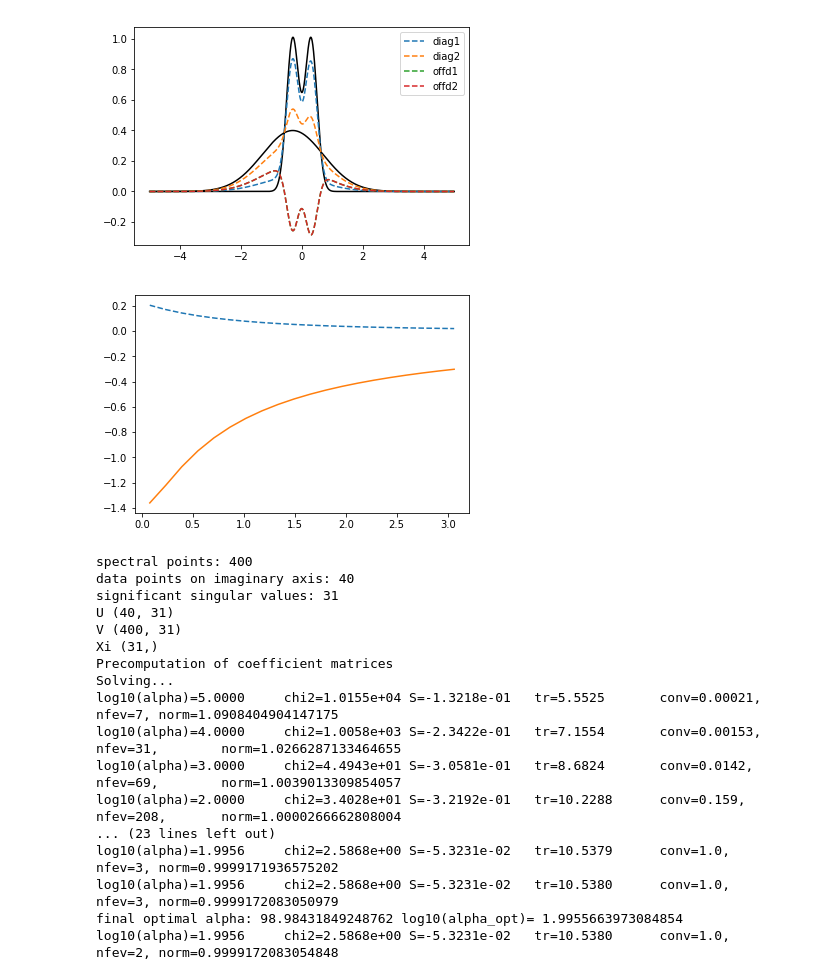
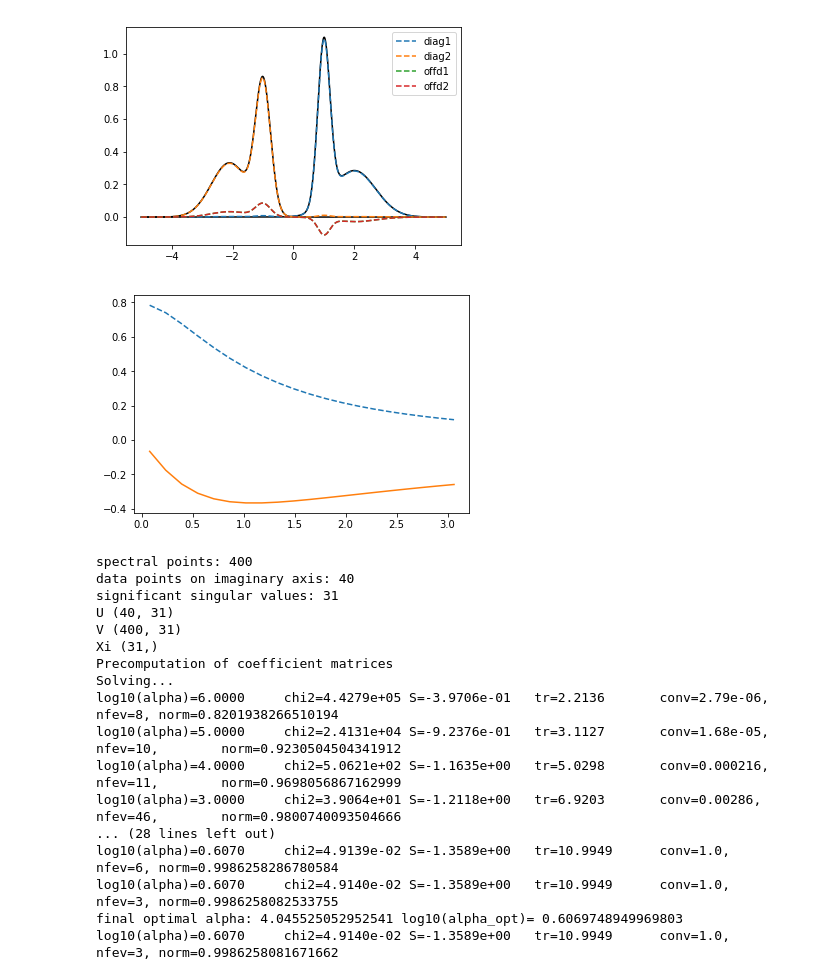
Before and after one commit to josefkaufmann/ana_cont, a Jupyter notebook: scripts/poorman_test.ipynb, the cells around one changed output. Saved outputs shown, nothing was run; the diff lists cells and outputs as text; code cells hidden in the pictures.

```diff
--- a/scripts/poorman_test.ipynb
+++ b/scripts/poorman_test.ipynb
@@ -11,38 +11,38 @@ true_w = np.linspace(-5.,5.,num=5001, endpoint=True)
 beta = 40.
 niw = 20
 iw = np.pi/beta * (2.*np.arange(niw) + 1.)
 def gauss_peak(center, width):
     return np.exp(-(true_w-center)**2/(2.*width**2)) / (width*np.sqrt(2.*np.pi))
-true_spec_1 = 0.5*gauss_peak(0.3, 0.2) + 0.5*gauss_peak(-0.3, 0.2)
-true_spec_2 = gauss_peak(-0.3, 1.)
+true_spec_1 = 0.5*(gauss_peak(1., 0.2) + gauss_peak(2.,0.7))
+true_spec_2 = 0.5*(gauss_peak(-1., 0.25) + gauss_peak(-2.1, 0.6))
 
 spec_matrix = np.zeros((2,2,true_w.shape[0]))
 spec_matrix[0,0] = true_spec_1
 spec_matrix[1,1] = true_spec_2
 
-rot_ang = 0.5
+rot_ang = 0.1
 rot_mat = np.array([[np.cos(rot_ang), np.sin(rot_ang)],[-np.sin(rot_ang), np.cos(rot_ang)]])
 
 true_spec_rot = np.einsum('ij,jkw,kl', rot_mat, spec_matrix, rot_mat.transpose())
 
 plt.plot(true_w, true_spec_1, color='black')
 plt.plot(true_w, true_spec_2, color='black')
 plt.plot(true_w, true_spec_rot[0,0], label='diag1', ls='--')
 plt.plot(true_w, true_spec_rot[1,1], label='diag2', ls='--')
 plt.plot(true_w, true_spec_rot[0,1], label='offd1', ls='--')
 plt.plot(true_w, true_spec_rot[1,0], label='offd2', ls='--')
 plt.legend()
 plt.show()
 
 
 kernel = 1./(1j*iw[:,None] - true_w[None,:])
 giw = np.trapz(kernel[None,None,:,:]*true_spec_rot[:,:,None,:], true_w, axis=3)
 plt.plot(iw, giw[1,1].real, ls='--')
 plt.plot(iw, giw[1,1].imag)
 plt.show()
 # %% [output]
-[figure, old version]
+[figure, new version]
-[figure, old version]
+[figure, new version]
 # %%
 wgrid = np.linspace(-4, 4, num=400)
 #model = np.ones_like(wgrid)
@@ -57,8 +57,8 @@ probl_00 = cont.AnalyticContinuationProblem(im_axis=iw, re_axis=wgrid, im_data=g
 probl_11 = cont.AnalyticContinuationProblem(im_axis=iw, re_axis=wgrid, im_data=giw[1,1], kernel_mode='freq_fermionic')
 probl_01 = cont.AnalyticContinuationProblem(im_axis=iw, re_axis=wgrid, im_data=giw[0,1], kernel_mode='freq_fermionic')
 # %%
-sol_00,sol_all_00 = probl_00.solve(method='maxent_svd', alpha_determination='classic', stdev=err, model=model_diag, offdiag=False, preblur=True, blur_width=0.03)
-sol_11,sol_all_11 = probl_11.solve(method='maxent_svd', alpha_determination='classic', stdev=err, model=model_diag, offdiag=False, preblur=True, blur_width=0.03)
+sol_00,sol_all_00 = probl_00.solve(method='maxent_svd', alpha_determination='classic', stdev=err, model=model_diag, offdiag=False)
+sol_11,sol_all_11 = probl_11.solve(method='maxent_svd', alpha_determination='classic', stdev=err, model=model_diag, offdiag=False)
 # %% [output]
 spectral points: 400
 data points on imaginary axis: 40
@@ -68,15 +68,15 @@ V (400, 31)
 Xi (31,)
 Precomputation of coefficient matrices
 Solving...
-log10(alpha)=5.0000     chi2=1.0155e+04 S=-1.3218e-01   tr=5.5525       conv=0.00021,   nfev=7, norm=1.0908404904147175
-log10(alpha)=4.0000     chi2=1.0058e+03 S=-2.3422e-01   tr=7.1554       conv=0.00153,   nfev=31,        norm=1.0266287133464655
-log10(alpha)=3.0000     chi2=4.4943e+01 S=-3.0581e-01   tr=8.6824       conv=0.0142,    nfev=69,        norm=1.0039013309854057
-log10(alpha)=2.0000     chi2=3.4028e+01 S=-3.2192e-01   tr=10.2288      conv=0.159,     nfev=208,       norm=1.0000266662808004
-... (23 lines left out)
-log10(alpha)=1.9956     chi2=2.5868e+00 S=-5.3231e-02   tr=10.5379      conv=1.0,       nfev=3, norm=0.9999171936575202
-log10(alpha)=1.9956     chi2=2.5868e+00 S=-5.3231e-02   tr=10.5380      conv=1.0,       nfev=3, norm=0.9999172083050979
-final optimal alpha: 98.98431849248762 log10(alpha_opt)= 1.9955663973084854
-log10(alpha)=1.9956     chi2=2.5868e+00 S=-5.3231e-02   tr=10.5380      conv=1.0,       nfev=2, norm=0.9999172083054848
+log10(alpha)=6.0000     chi2=4.4279e+05 S=-3.9706e-01   tr=2.2136       conv=2.79e-06,  nfev=8, norm=0.8201938266510194
+log10(alpha)=5.0000     chi2=2.4131e+04 S=-9.2376e-01   tr=3.1127       conv=1.68e-05,  nfev=10,        norm=0.9230504504341912
+log10(alpha)=4.0000     chi2=5.0621e+02 S=-1.1635e+00   tr=5.0298       conv=0.000216,  nfev=11,        norm=0.9698056867162999
+log10(alpha)=3.0000     chi2=3.9064e+01 S=-1.2118e+00   tr=6.9203       conv=0.00286,   nfev=46,        norm=0.9800740093504666
+... (28 lines left out)
+log10(alpha)=0.6070     chi2=4.9139e-02 S=-1.3589e+00   tr=10.9949      conv=1.0,       nfev=6, norm=0.9986258286780584
+log10(alpha)=0.6070     chi2=4.9140e-02 S=-1.3589e+00   tr=10.9949      conv=1.0,       nfev=3, norm=0.9986258082533755
+final optimal alpha: 4.045525052952541 log10(alpha_opt)= 0.6069748949969803
+log10(alpha)=0.6070     chi2=4.9140e-02 S=-1.3589e+00   tr=10.9949      conv=1.0,       nfev=3, norm=0.9986258081671662
 # %%
 model_offd = np.sqrt(sol_00.A_opt * sol_11.A_opt)
 plt.plot(true_w, true_spec_rot[0,0], color='blue', ls='--')
```
Also changed, not shown: parts of 5 cells of this notebook, 2 other files.
